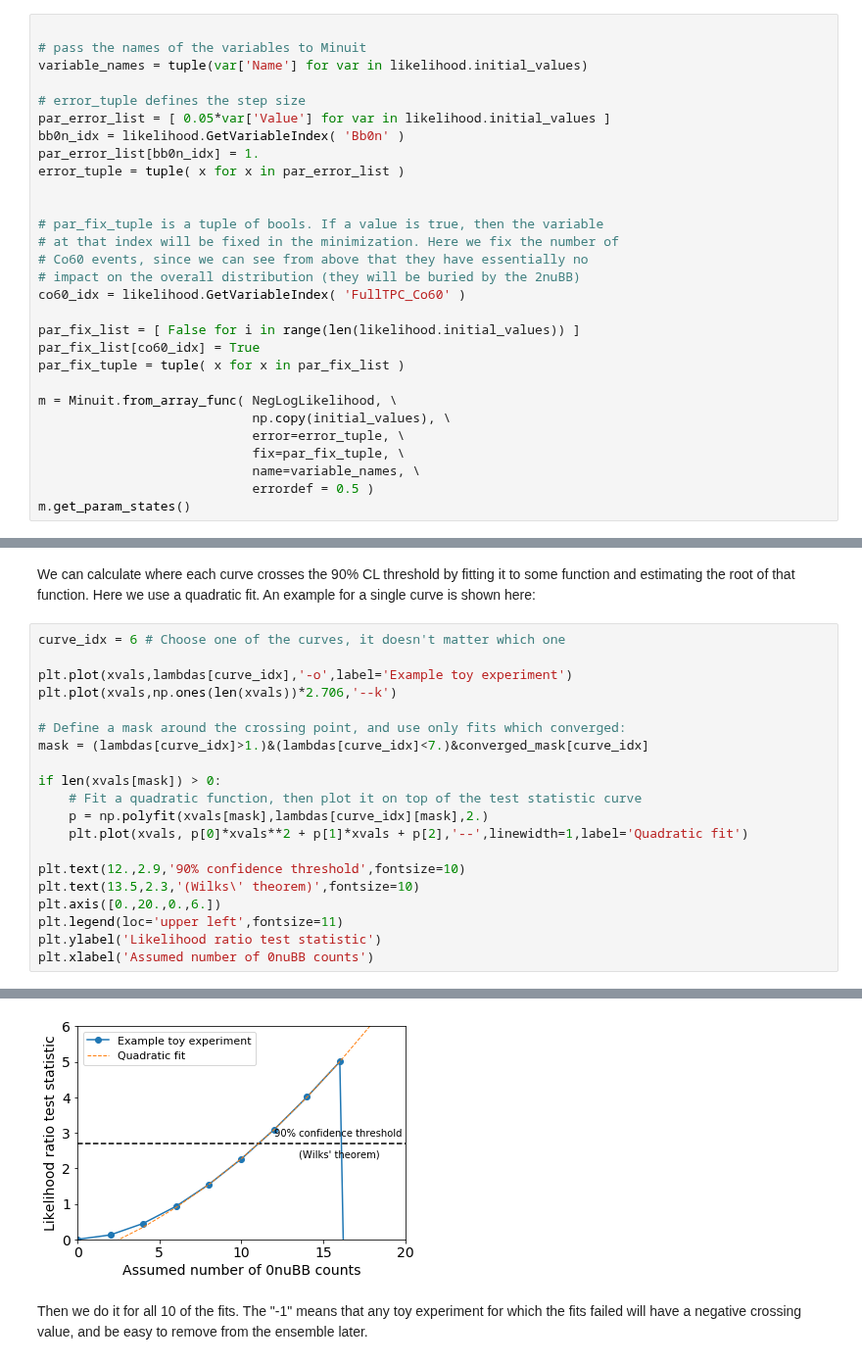
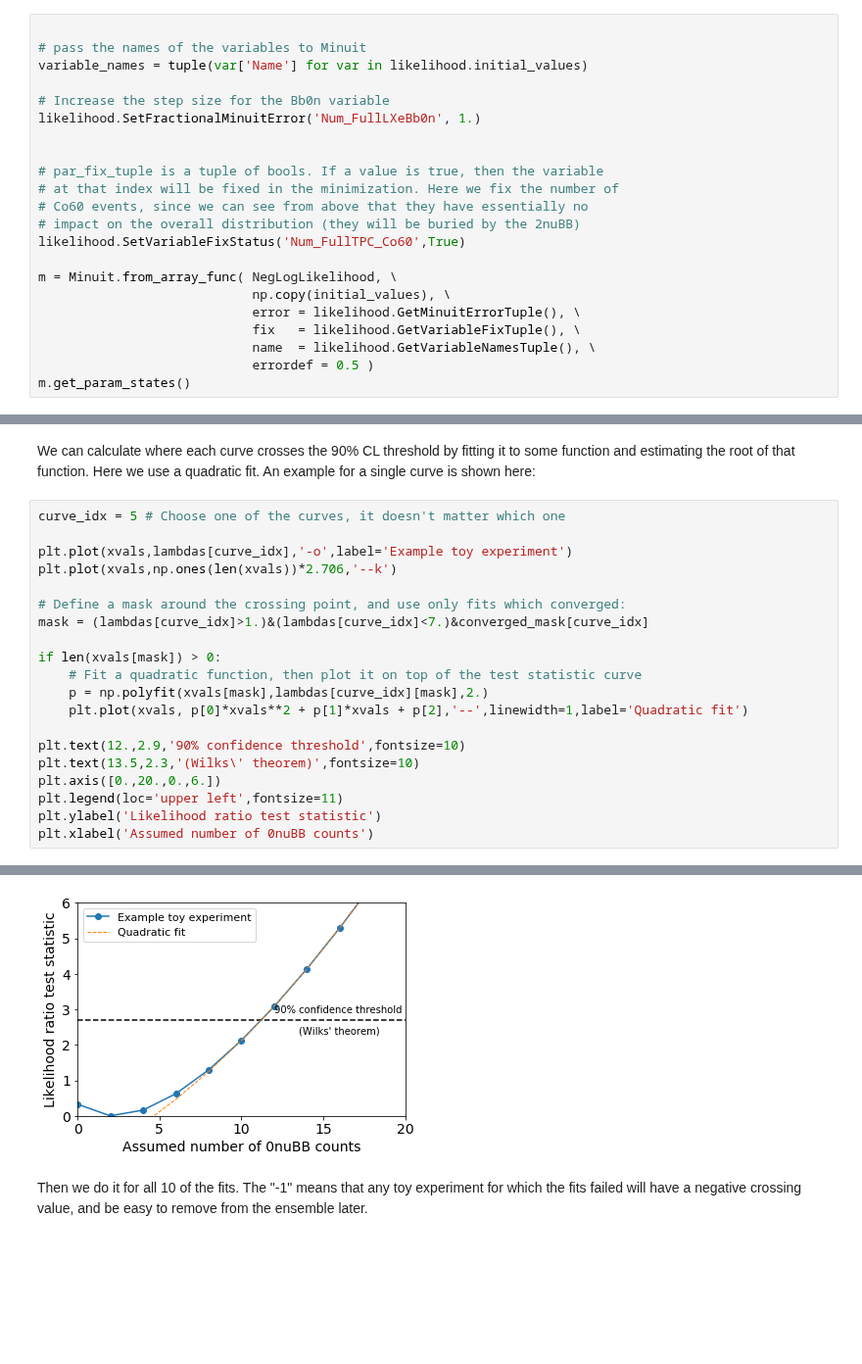
Before and after one commit to YMTheory/sensitivity, a Jupyter notebook: work/Sensitivity Calculation Tutorial.ipynb, the cells around one changed output, grey strips where cells are left out. Shown at 98% size. Cells and saved outputs as stored; diff of their text form; blank space fills up the shorter version.

Commit message:
Added functions to store Minuit errors, variable fixing information, and such in the nEXOFitLikelihood.py class. Updated the tutorial accordingly.

```diff
--- a/work/Sensitivity Calculation Tutorial.ipynb
+++ b/work/Sensitivity Calculation Tutorial.ipynb
@@ -448,28 +444,21 @@ The parameters for Minuit are passes as tuples, so we need to create tuples of t
 # pass the names of the variables to Minuit
 variable_names = tuple(var['Name'] for var in likelihood.initial_values)
 
-# error_tuple defines the step size
-par_error_list = [ 0.05*var['Value'] for var in likelihood.initial_values ]
-bb0n_idx = likelihood.GetVariableIndex( 'Bb0n' )
-par_error_list[bb0n_idx] = 1.
-error_tuple = tuple( x for x in par_error_list )
+# Increase the step size for the Bb0n variable
+likelihood.SetFractionalMinuitError('Num_FullLXeBb0n', 1.)
 
 
 # par_fix_tuple is a tuple of bools. If a value is true, then the variable
 # at that index will be fixed in the minimization. Here we fix the number of
 # Co60 events, since we can see from above that they have essentially no
 # impact on the overall distribution (they will be buried by the 2nuBB)
-co60_idx = likelihood.GetVariableIndex( 'FullTPC_Co60' )
-
-par_fix_list = [ False for i in range(len(likelihood.initial_values)) ]
-par_fix_list[co60_idx] = True
-par_fix_tuple = tuple( x for x in par_fix_list )
+likelihood.SetVariableFixStatus('Num_FullTPC_Co60',True)
 
 m = Minuit.from_array_func( NegLogLikelihood, \
                             np.copy(initial_values), \
-                            error=error_tuple, \
-                            fix=par_fix_tuple, \
-                            name=variable_names, \
+                            error = likelihood.GetMinuitErrorTuple(), \
+                            fix   = likelihood.GetVariableFixTuple(), \
+                            name  = likelihood.GetVariableNamesTuple(), \
                             errordef = 0.5 )
 m.get_param_states()
 # %% [output]
@@ -709,28 +701,28 @@ Num converged: 8
 # %% [markdown]
 We can calculate where each curve crosses the 90% CL threshold by fitting it to some function and estimating the root of that function. Here we use a quadratic fit. An example for a single curve is shown here:
 # %%
-curve_idx = 6 # Choose one of the curves, it doesn't matter which one
+curve_idx = 5 # Choose one of the curves, it doesn't matter which one
 
 plt.plot(xvals,lambdas[curve_idx],'-o',label='Example toy experiment')
 plt.plot(xvals,np.ones(len(xvals))*2.706,'--k')
 
 # Define a mask around the crossing point, and use only fits which converged:
 mask = (lambdas[curve_idx]>1.)&(lambdas[curve_idx]<7.)&converged_mask[curve_idx]
 
 if len(xvals[mask]) > 0:
     # Fit a quadratic function, then plot it on top of the test statistic curve
     p = np.polyfit(xvals[mask],lambdas[curve_idx][mask],2.)
     plt.plot(xvals, p[0]*xvals**2 + p[1]*xvals + p[2],'--',linewidth=1,label='Quadratic fit')
 
 plt.text(12.,2.9,'90% confidence threshold',fontsize=10)
 plt.text(13.5,2.3,'(Wilks\' theorem)',fontsize=10)
 plt.axis([0.,20.,0.,6.])
 plt.legend(loc='upper left',fontsize=11)
 plt.ylabel('Likelihood ratio test statistic')
 plt.xlabel('Assumed number of 0nuBB counts')
 # %% [output]
 Text(0.5, 0, 'Assumed number of 0nuBB counts')
-[figure, old version]
+[figure, new version]
 # %% [markdown]
 Then we do it for all 10 of the fits. The "-1" means that any toy experiment for which the fits failed will have a negative crossing value, and be easy to remove from the ensemble later.
 # %%
```
Also changed, not shown: parts of 18 cells of this notebook, 1 other file.
